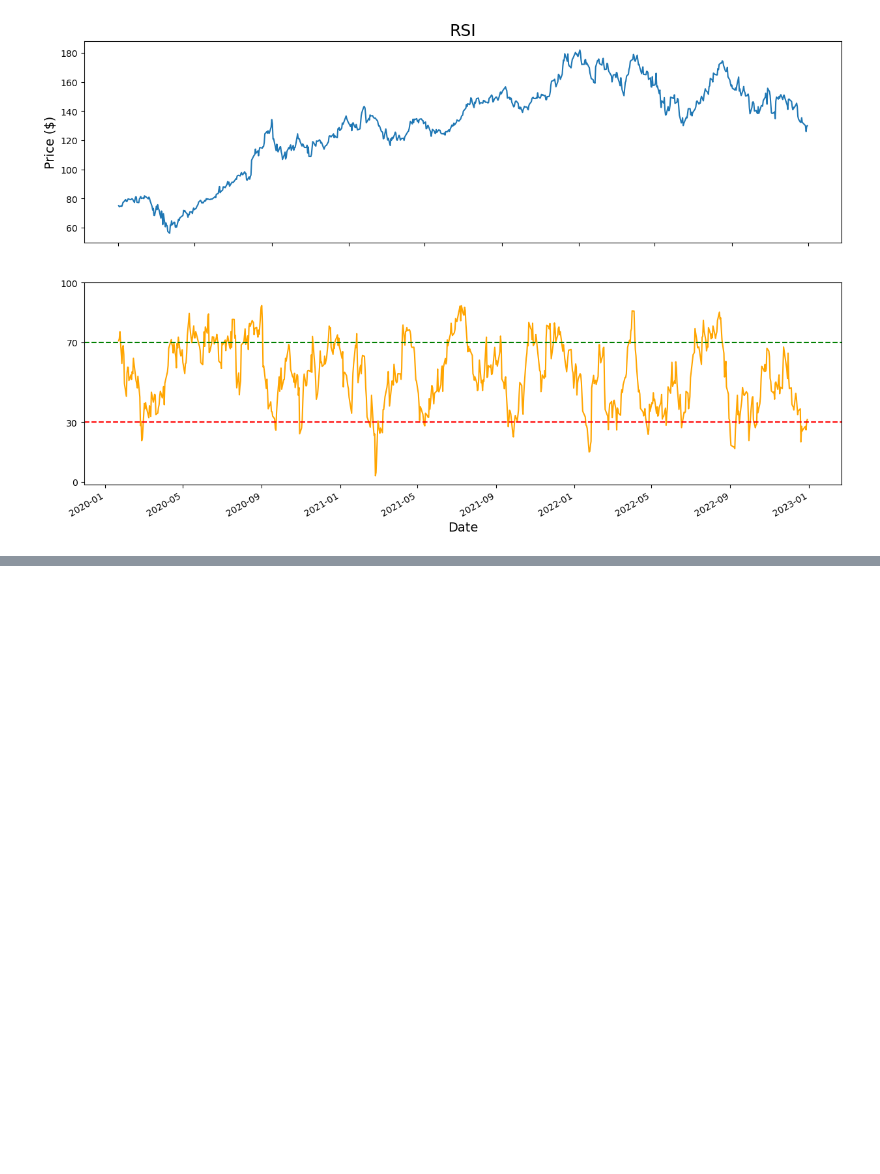
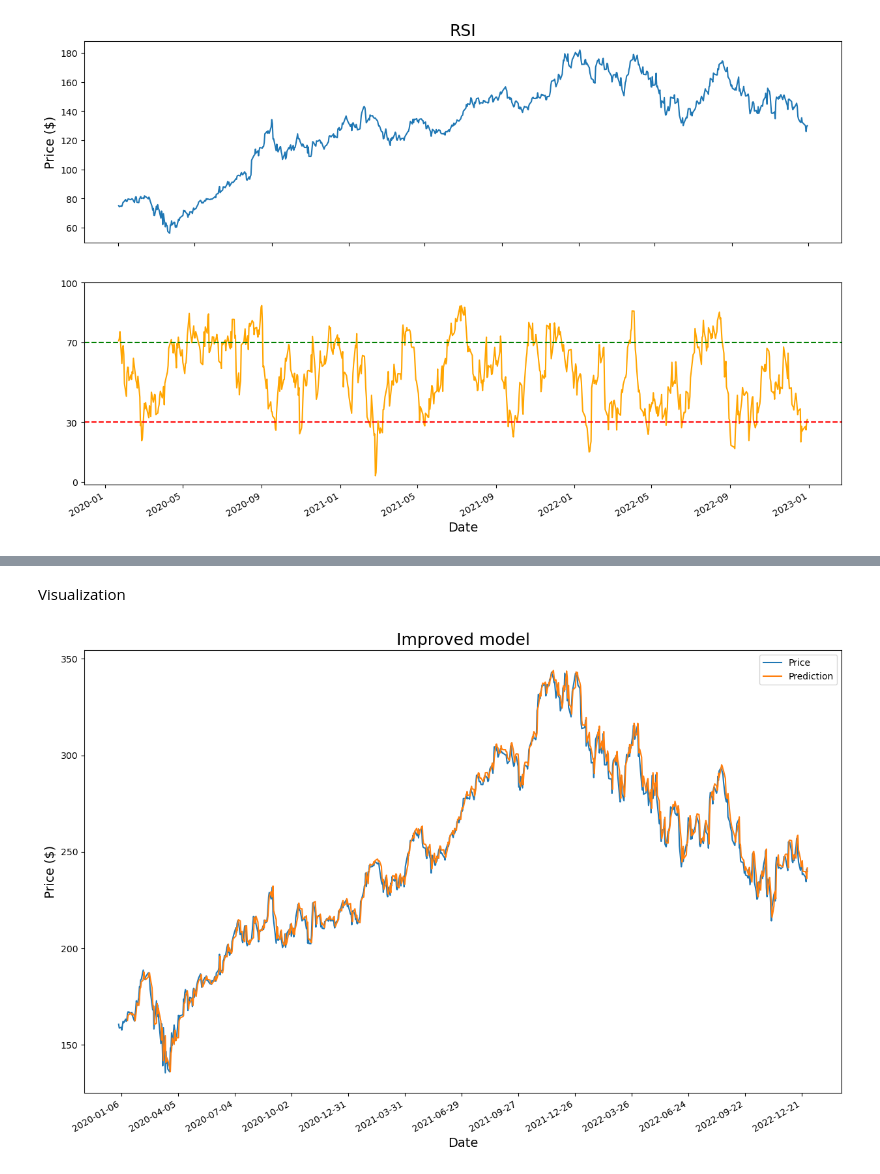
Before and after one commit to Patryk0990/biai-stock-market, a Jupyter notebook: hello.ipynb, the cells around one changed output, grey strips where cells are left out. Saved outputs shown, nothing was run; the diff lists cells and outputs as text; code cells hidden in the pictures; blank space fills up the shorter version.

```diff
--- a/hello.ipynb
+++ b/hello.ipynb
@@ -210,0 +471,18 @@ plt.show()
+# %%
+# LSTM model with additional LSTM layer
+lstm_4 = Sequential(
+    layers=[
+        LSTM(512, return_sequences=True, input_shape=(x_train.shape[1], 1)),
+        LSTM(256, return_sequences=True),
+        LSTM(128),
+        Dense(25),
+        Dense(1)
+    ]
+)
+lstm_4.compile(optimizer='adam', loss='mean_squared_error')
+lstm_4.fit(x_train, y_train, batch_size=256, epochs=500)
+
+predictions_4 = lstm_4.predict(x_test)
+predictions_4 = scaler.inverse_transform(predictions_4)
+rmse_4=np.sqrt(np.mean((predictions_4 - y_test) ** 2))
+print(f'Model with additional LSTM layer RMSE: {rmse_4}')
@@ -210,0 +507,19 @@ plt.show()
+# %% [markdown]
+Visualization
+# %%
+plt.figure(figsize=(15, 10))
+plt.gca().xaxis.set_major_formatter(m_dates.DateFormatter('%Y-%m-%d'))
+plt.gca().xaxis.set_major_locator(m_dates.DayLocator(interval=90))
+
+plt.title('Improved model', fontsize=18)
+plt.plot(test_dates_str, test_price['Close'], label='Price')
+plt.plot(test_dates_str[10:], predictions_4, label='Prediction')
+
+plt.xlabel('Date', fontsize=14)
+plt.ylabel('Price ($)', fontsize=14)
+
+plt.legend()
+plt.gcf().autofmt_xdate()
+plt.show()
+# %% [output]
+[figure, added]
```
Also changed, not shown: parts of 25 cells of this notebook.
